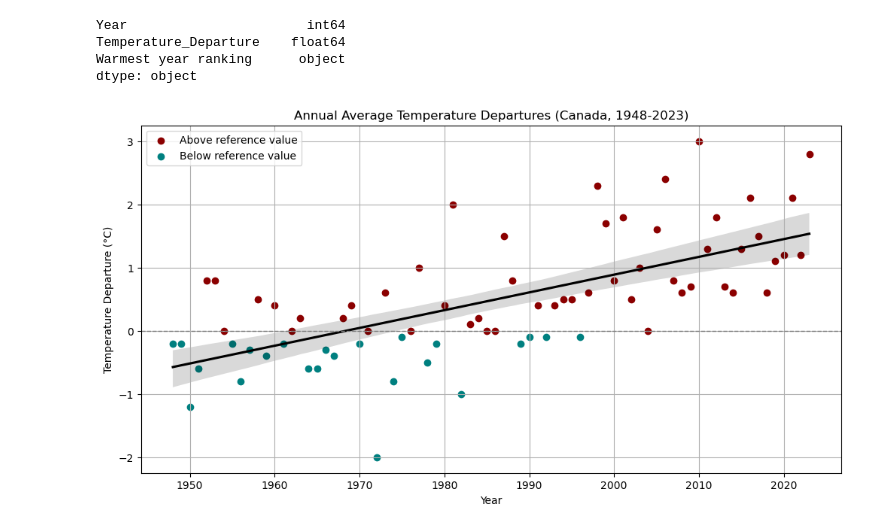
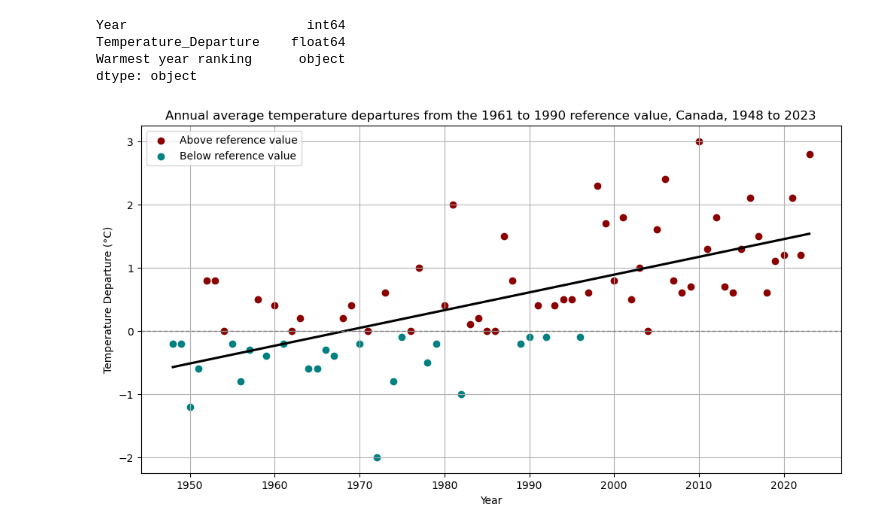
Before and after one commit to rasadariranasinghe/Climate_Change_Canada, a Jupyter notebook: temp.ipynb, the cells around one changed output. Saved outputs shown, nothing was run; the diff lists cells and outputs as text; code cells hidden in the pictures.

Commit message:
created a scatter plot of temperature variation in canada over the years

```diff
--- a/temp.ipynb
+++ b/temp.ipynb
@@ -89,28 +89,28 @@ dtype: object
 # %%
 # Separate data above and below 0°C
 above = temperature_df[temperature_df["Temperature_Departure"] >= 0]
 below = temperature_df[temperature_df["Temperature_Departure"] < 0]
 
 # Create the plot
 plt.figure(figsize=(12, 6))
 
 # Scatter plot for above and below reference temperature
 plt.scatter(above["Year"], above["Temperature_Departure"], color='darkred', label="Above reference value")
 plt.scatter(below["Year"], below["Temperature_Departure"], color='teal', label="Below reference value")
 
 # Add a linear trend line
-sns.regplot(x="Year", y="Temperature_Departure", data=temperature_df, scatter=False, color='black',
+sns.regplot(x="Year", y="Temperature_Departure", data=temperature_df, scatter=False, color='black',ci=None,
             line_kws={'label': "Linear trend line"})
 
 # Formatting the plot
 plt.axhline(y=0, color='gray', linestyle='--', linewidth=1)  # Reference line at 0°C
 plt.xlabel("Year")
 plt.ylabel("Temperature Departure (°C)")
-plt.title("Annual Average Temperature Departures (Canada, 1948-2023)")
+plt.title("Annual average temperature departures from the 1961 to 1990 reference value, Canada, 1948 to 2023")
 plt.legend()
 plt.grid(True)
 
 # Show the plot
 plt.show()
 # %% [output]
-[figure, old version]
+[figure, new version]
```
